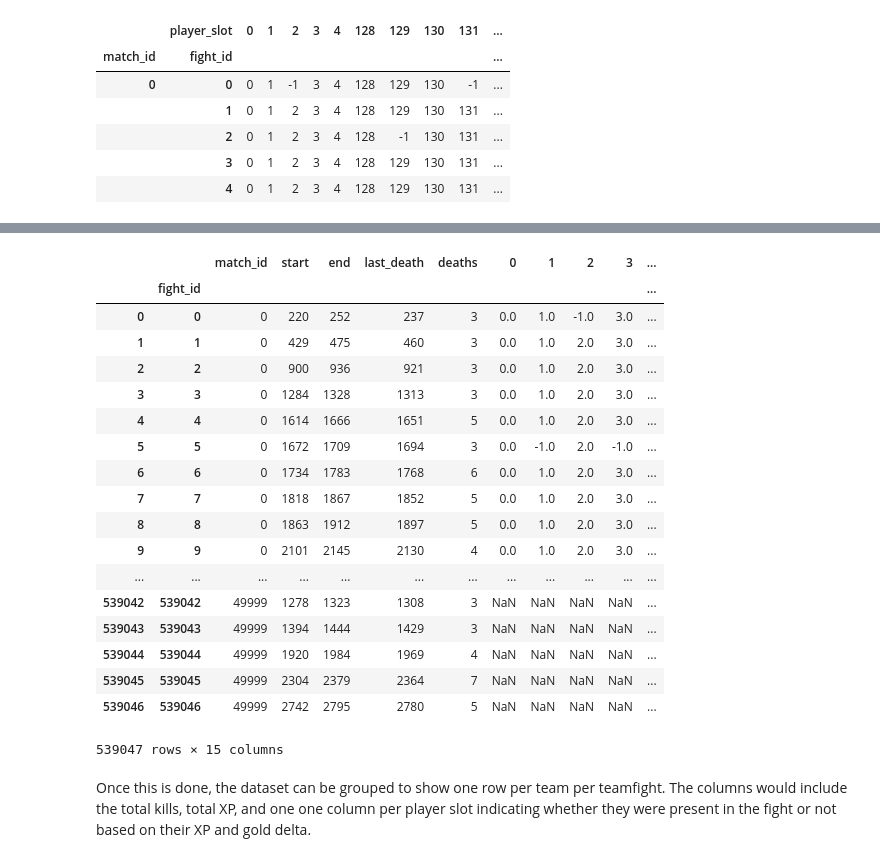
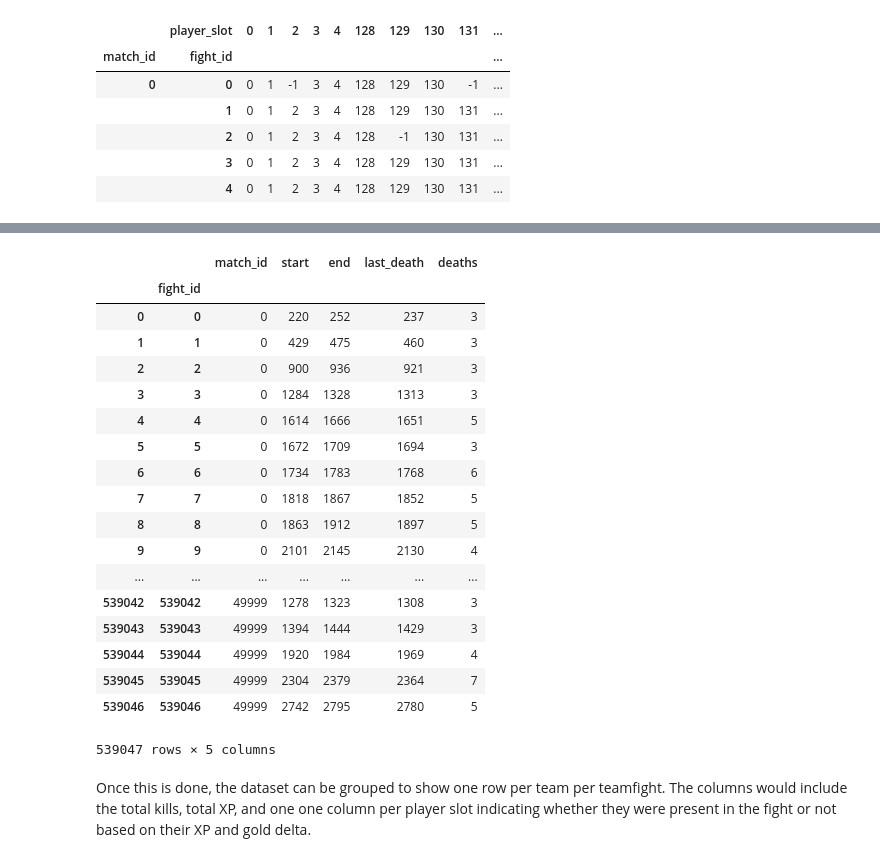
Before and after one commit to itsDZhang/Dota2__Data-Mining, a Jupyter notebook: fight_outcome.ipynb, the cells around one changed output, grey strips where cells are left out. Cells and saved outputs as stored; diff of their text form; code cells hidden in the pictures.

Commit message:
Assembling dataframe for regression

```diff
--- a/fight_outcome.ipynb
+++ b/fight_outcome.ipynb
@@ -158,34 +168,34 @@ dtype: int64}
 # %%
 #now we need to add the above to a dataframe. oof
 #First we need to make the dataframe.
 #It needs columns that can derive start_time, and players
 teamfights = pd.read_csv('teamfights.csv')
 teamfights['fight_id'] = pd.Series(teamfights.index.values)
 #teamfights = teamfights.set_index(['match_id'], append = True)
 teamfights = teamfights.set_index(['fight_id'], append = True)
 #active.index = active.index.droplevel(0)
 
-teamfights.merge(active, how = 'left', left_index = True, right_index = True)
+#teamfights.merge(active, how = 'left', left_index = True, right_index = True)
 #teamfights.merge(active, how = 'inner', on = ['fight_id'])
 # %% [output]
-|  |  | match_id | start | end | last_death | deaths | 0 | 1 | 2 | 3 | ... |
-|  | fight_id |  |  |  |  |  |  |  |  |  | ... |
-| 0 | 0 | 0 | 220 | 252 | 237 | 3 | 0.0 | 1.0 | -1.0 | 3.0 | ... |
-| 1 | 1 | 0 | 429 | 475 | 460 | 3 | 0.0 | 1.0 | 2.0 | 3.0 | ... |
-| 2 | 2 | 0 | 900 | 936 | 921 | 3 | 0.0 | 1.0 | 2.0 | 3.0 | ... |
-| 3 | 3 | 0 | 1284 | 1328 | 1313 | 3 | 0.0 | 1.0 | 2.0 | 3.0 | ... |
-| 4 | 4 | 0 | 1614 | 1666 | 1651 | 5 | 0.0 | 1.0 | 2.0 | 3.0 | ... |
-| 5 | 5 | 0 | 1672 | 1709 | 1694 | 3 | 0.0 | -1.0 | 2.0 | -1.0 | ... |
-| 6 | 6 | 0 | 1734 | 1783 | 1768 | 6 | 0.0 | 1.0 | 2.0 | 3.0 | ... |
-| 7 | 7 | 0 | 1818 | 1867 | 1852 | 5 | 0.0 | 1.0 | 2.0 | 3.0 | ... |
-| 8 | 8 | 0 | 1863 | 1912 | 1897 | 5 | 0.0 | 1.0 | 2.0 | 3.0 | ... |
-| 9 | 9 | 0 | 2101 | 2145 | 2130 | 4 | 0.0 | 1.0 | 2.0 | 3.0 | ... |
-| ... | ... | ... | ... | ... | ... | ... | ... | ... | ... | ... | ... |
-| 539042 | 539042 | 49999 | 1278 | 1323 | 1308 | 3 | NaN | NaN | NaN | NaN | ... |
-| 539043 | 539043 | 49999 | 1394 | 1444 | 1429 | 3 | NaN | NaN | NaN | NaN | ... |
-| 539044 | 539044 | 49999 | 1920 | 1984 | 1969 | 4 | NaN | NaN | NaN | NaN | ... |
-| 539045 | 539045 | 49999 | 2304 | 2379 | 2364 | 7 | NaN | NaN | NaN | NaN | ... |
-| 539046 | 539046 | 49999 | 2742 | 2795 | 2780 | 5 | NaN | NaN | NaN | NaN | ... |
+|  |  | match_id | start | end | last_death | deaths |
+|  | fight_id |  |  |  |  |  |
+| 0 | 0 | 0 | 220 | 252 | 237 | 3 |
+| 1 | 1 | 0 | 429 | 475 | 460 | 3 |
+| 2 | 2 | 0 | 900 | 936 | 921 | 3 |
+| 3 | 3 | 0 | 1284 | 1328 | 1313 | 3 |
+| 4 | 4 | 0 | 1614 | 1666 | 1651 | 5 |
+| 5 | 5 | 0 | 1672 | 1709 | 1694 | 3 |
+| 6 | 6 | 0 | 1734 | 1783 | 1768 | 6 |
+| 7 | 7 | 0 | 1818 | 1867 | 1852 | 5 |
+| 8 | 8 | 0 | 1863 | 1912 | 1897 | 5 |
+| 9 | 9 | 0 | 2101 | 2145 | 2130 | 4 |
+| ... | ... | ... | ... | ... | ... | ... |
+| 539042 | 539042 | 49999 | 1278 | 1323 | 1308 | 3 |
+| 539043 | 539043 | 49999 | 1394 | 1444 | 1429 | 3 |
+| 539044 | 539044 | 49999 | 1920 | 1984 | 1969 | 4 |
+| 539045 | 539045 | 49999 | 2304 | 2379 | 2364 | 7 |
+| 539046 | 539046 | 49999 | 2742 | 2795 | 2780 | 5 |
-539047 rows × 15 columns
+539047 rows × 5 columns
 # %% [markdown]
 Once this is done, the dataset can be grouped to show one row per team per teamfight. The columns would include the total kills, total XP, and one one column per player slot indicating whether they were present in the fight or not based on their XP and gold delta.
```
Also changed, not shown: parts of 12 cells of this notebook.
